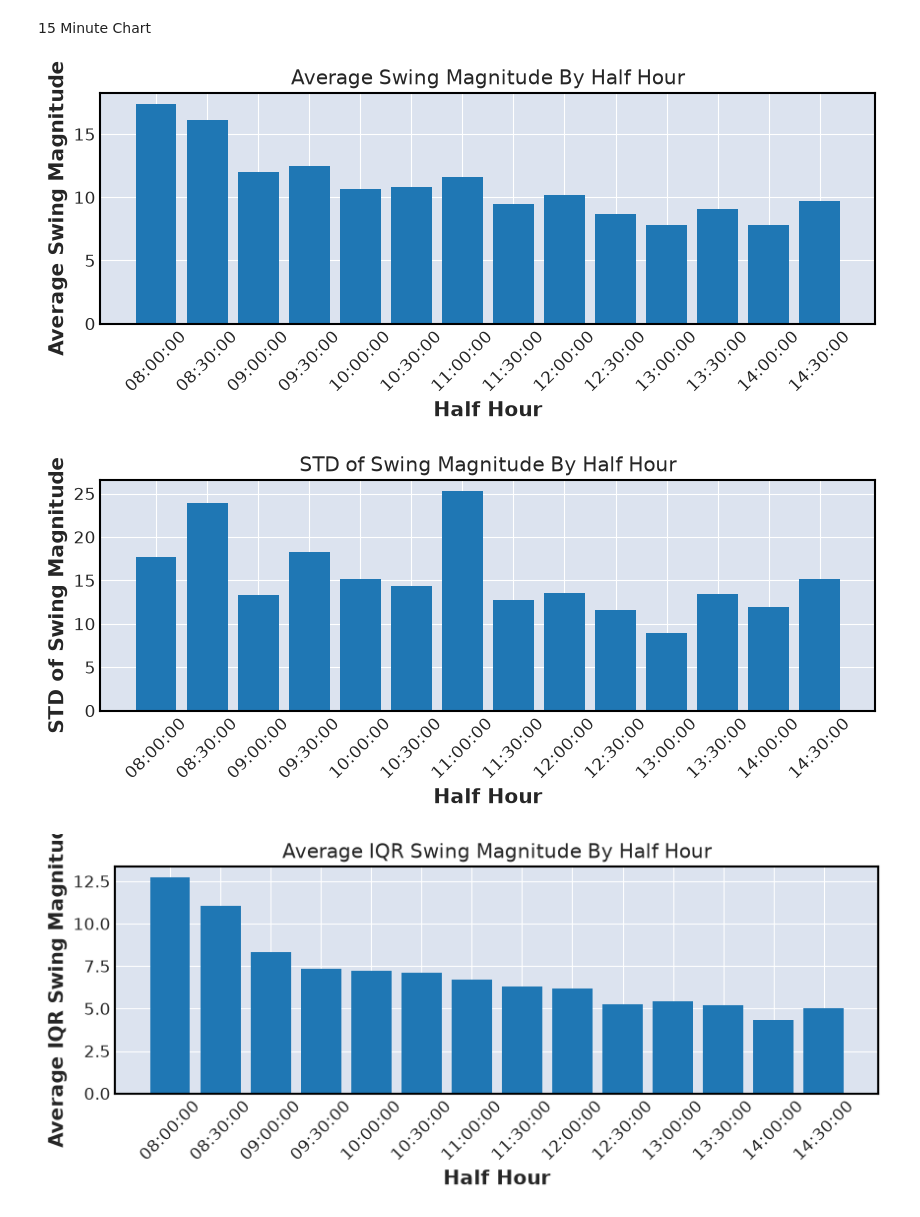
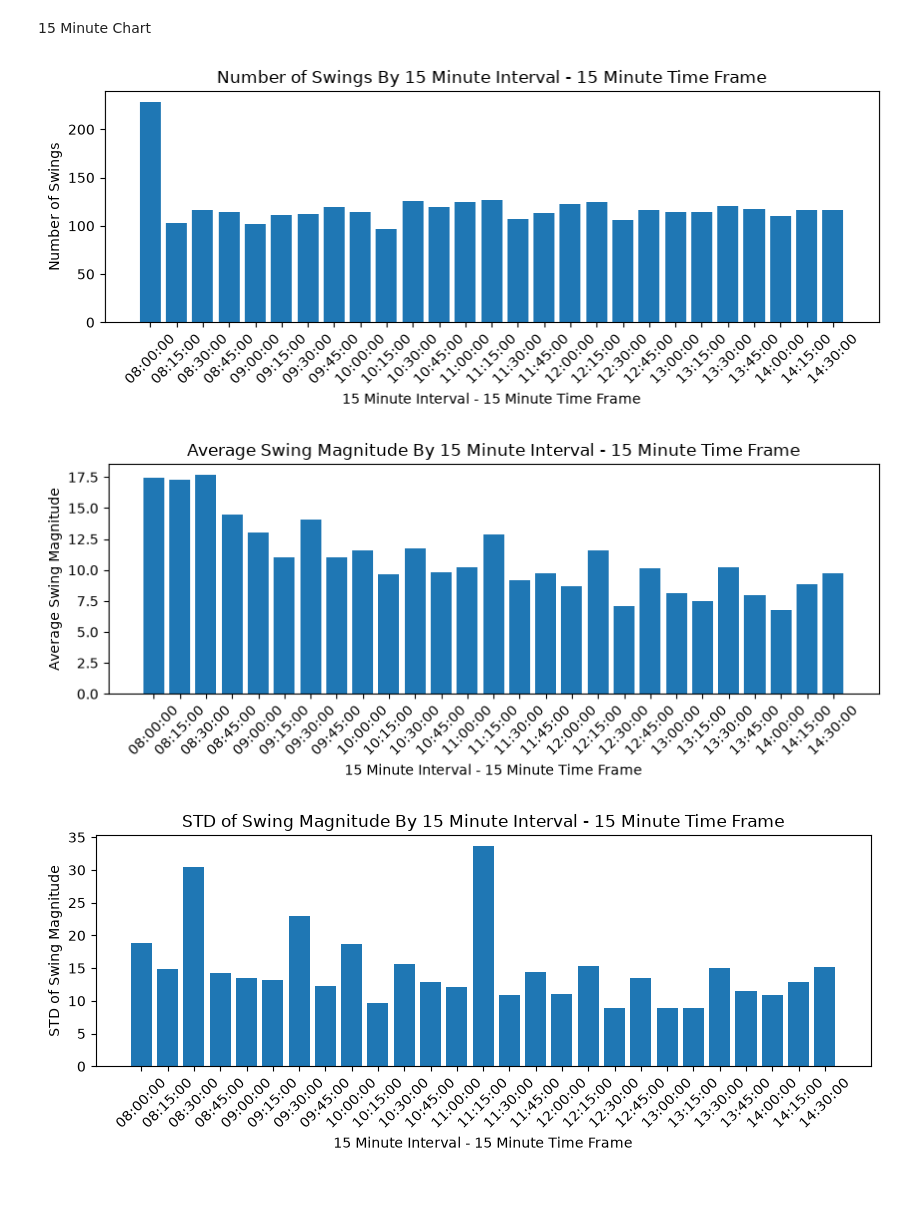
Before and after one commit to dogaha/technical-analysis, a Jupyter notebook: analysis/notebooks/03_swing.ipynb, the cells around one changed output. Drawn from its saved outputs; the diff is of its cells as text; code cells hidden in the pictures; blank space fills up the shorter version.

```diff
--- a/analysis/notebooks/03_swing.ipynb
+++ b/analysis/notebooks/03_swing.ipynb
@@ -252,13 +134,8 @@ bar_by_time(agg_5min_30b_IQR,'std','Half Hour','STD of IQR Swing Magnitude')
 # %% [markdown]
 15 Minute Chart
 # %%
-df_swing_15min = get_swings(df_15min)
-agg_15min_30b, agg_15min_30b_IQR = statistical_analysis(df_swing_15min,'bucket_30min','profit')
-bar_by_time(agg_15min_30b,'mean','Half Hour','Average Swing Magnitude')
-bar_by_time(agg_15min_30b,'std','Half Hour','STD of Swing Magnitude')
-bar_by_time(agg_15min_30b_IQR,'mean','Half Hour','Average IQR Swing Magnitude')
-bar_by_time(agg_15min_30b_IQR,'std','Half Hour','STD of IQR Swing Magnitude')
+display_swings(df_15min,'15','15')
 # %% [output]
-[figure, old version]
+[figure, new version]
-[figure, old version]
+[figure, new version]
-[figure, old version]
+[figure, new version]
```
Also changed, not shown: parts of 11 cells of this notebook, 3 other files.
